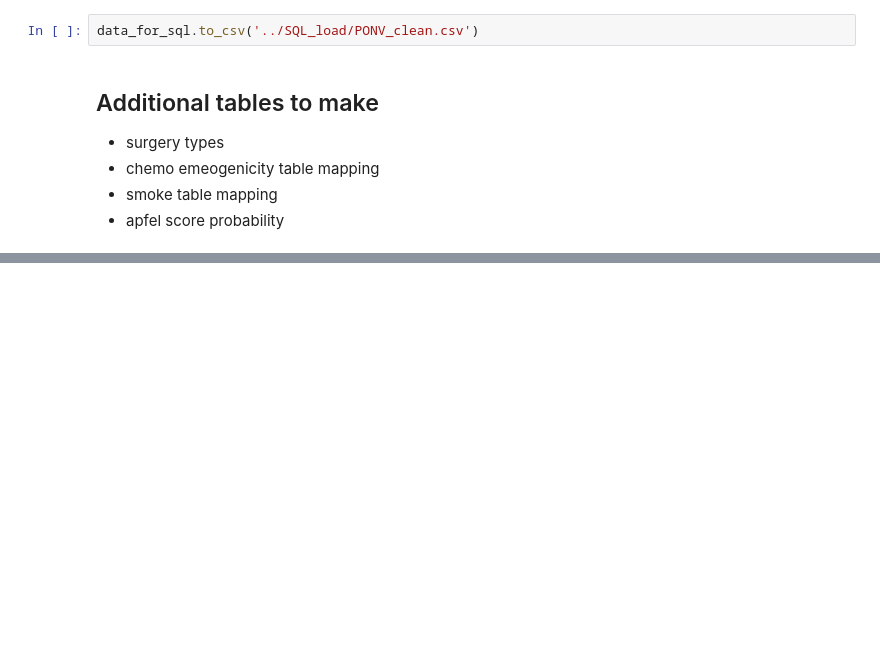
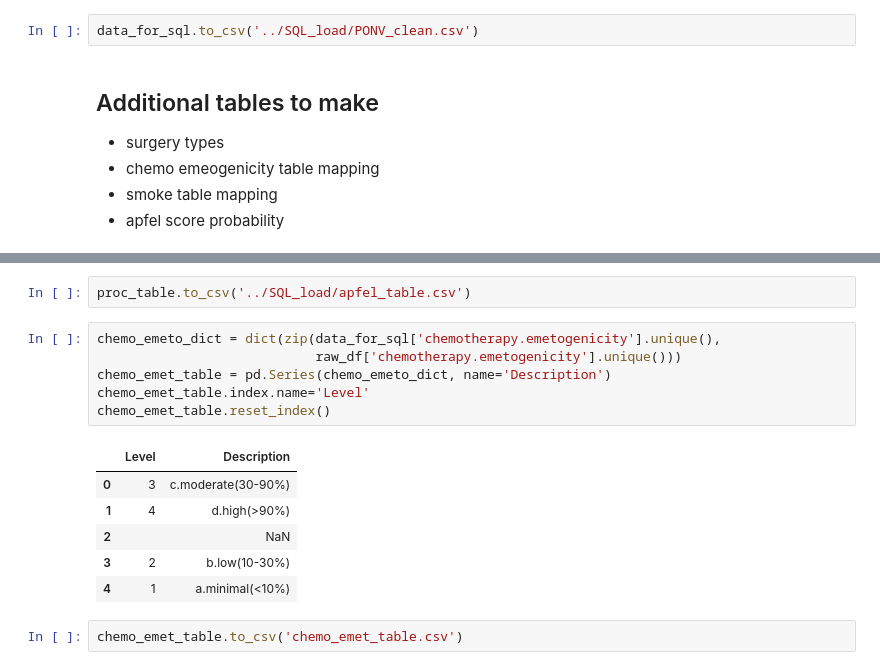
Before and after one commit to brokengrappler/PONV_Classifier, a Jupyter notebook: jpnb/Project-3-Cleaning.ipynb, the cells around one changed output, grey strips where cells are left out. Saved outputs shown, nothing was run; the diff lists cells and outputs as text; blank space fills up the shorter version.

```diff
--- a/jpnb/Project-3-Cleaning.ipynb
+++ b/jpnb/Project-3-Cleaning.ipynb
@@ -525,0 +565,17 @@ array([  0.  ,  10.  ,  55.  ,  15.  ,   7.  ,  25.  ,  40.  ,  35.  ,
+# %%
+proc_table.to_csv('../SQL_load/apfel_table.csv')
+# %%
+chemo_emeto_dict = dict(zip(data_for_sql['chemotherapy.emetogenicity'].unique(),
+                            raw_df['chemotherapy.emetogenicity'].unique()))
+chemo_emet_table = pd.Series(chemo_emeto_dict, name='Description')
+chemo_emet_table.index.name='Level'
+chemo_emet_table.reset_index()
+# %% [output]
+|  | Level | Description |
+| 0 | 3 | c.moderate(30-90%) |
+| 1 | 4 | d.high(>90%) |
+| 2 |  | NaN |
+| 3 | 2 | b.low(10-30%) |
+| 4 | 1 | a.minimal(<10%) |
+# %%
+chemo_emet_table.to_csv('chemo_emet_table.csv')
```
Also changed, not shown: parts of 6 cells of this notebook, 14 other files.
